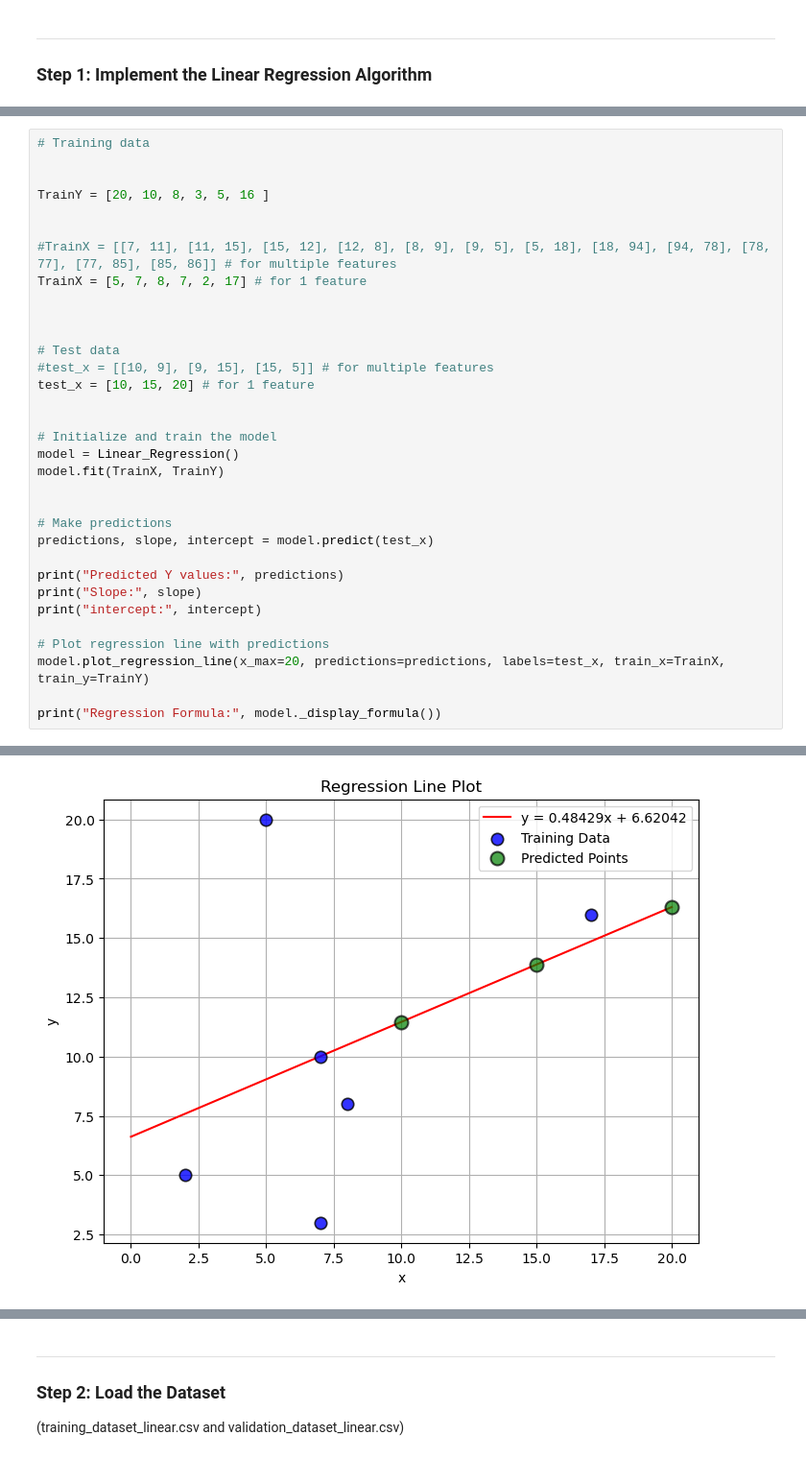
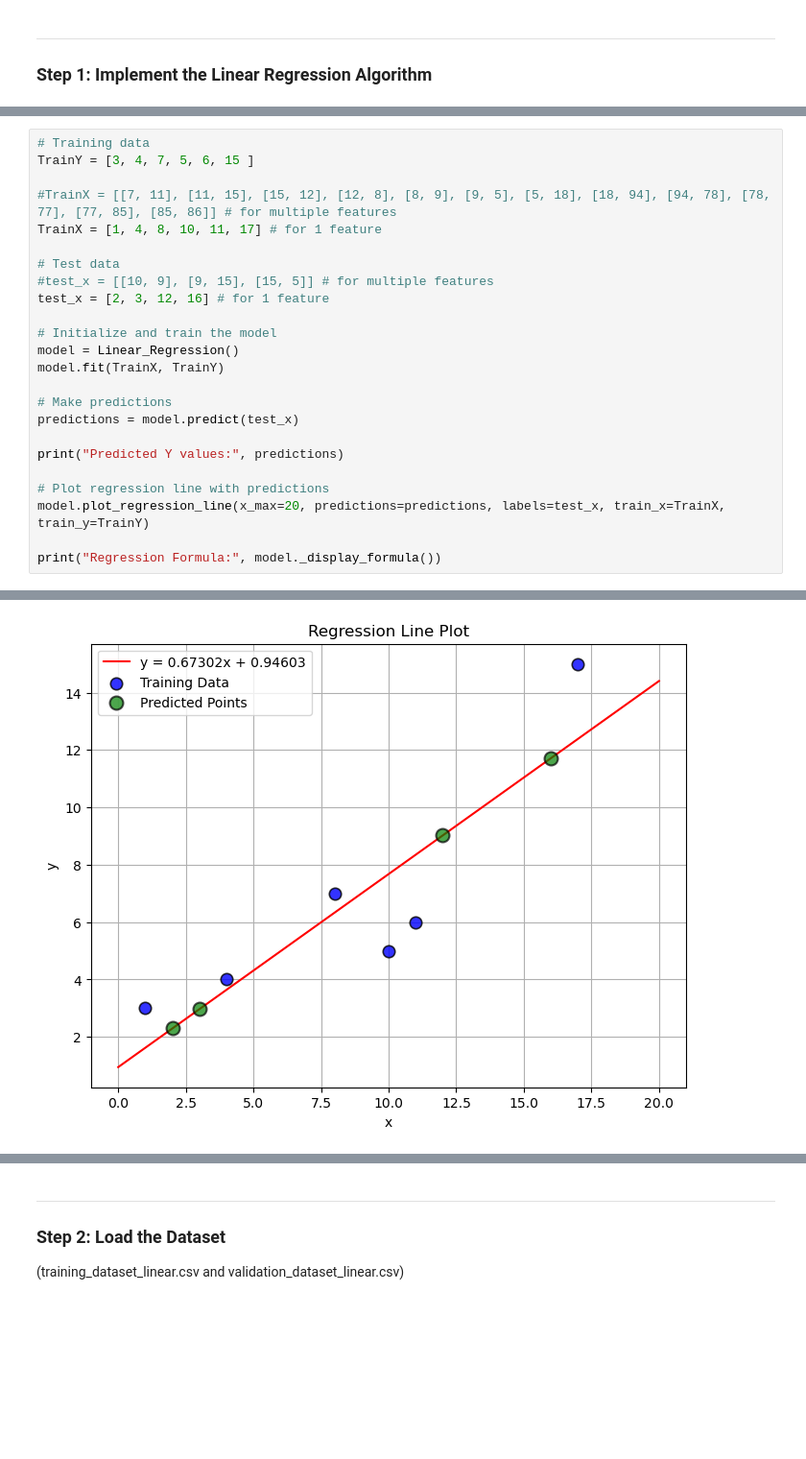
Before and after one commit to NolanMM/PROG74000-25W-Sec1-Applications-of-Artificial-Intelligence-and-Machine-Learning, a Jupyter notebook: Assignment_2/Assignment_2.ipynb, the cells around one changed output, grey strips where cells are left out. Shown at 96% size. Drawn from its saved outputs; the diff is of its cells as text; blank space fills up the shorter version.

```diff
--- a/Assignment_2/Assignment_2.ipynb
+++ b/Assignment_2/Assignment_2.ipynb
@@ -243,31 +271,22 @@ class Linear_Regression:
 # %%
 # Training data
-
-
-TrainY = [20, 10, 8, 3, 5, 16 ]
-
+TrainY = [3, 4, 7, 5, 6, 15 ]
 
 #TrainX = [[7, 11], [11, 15], [15, 12], [12, 8], [8, 9], [9, 5], [5, 18], [18, 94], [94, 78], [78, 77], [77, 85], [85, 86]] # for multiple features
-TrainX = [5, 7, 8, 7, 2, 17] # for 1 feature
-
-
+TrainX = [1, 4, 8, 10, 11, 17] # for 1 feature
 
 # Test data
 #test_x = [[10, 9], [9, 15], [15, 5]] # for multiple features
-test_x = [10, 15, 20] # for 1 feature
-
+test_x = [2, 3, 12, 16] # for 1 feature
 
 # Initialize and train the model
 model = Linear_Regression()
 model.fit(TrainX, TrainY)
 
-
 # Make predictions
-predictions, slope, intercept = model.predict(test_x)
+predictions = model.predict(test_x)
 
 print("Predicted Y values:", predictions)
-print("Slope:", slope)
-print("intercept:", intercept)
 
 # Plot regression line with predictions
 model.plot_regression_line(x_max=20, predictions=predictions, labels=test_x, train_x=TrainX, train_y=TrainY)
@@ -280 +297 @@ intercept: 6.620418848167539
-[figure, old version]
+[figure, new version]
```
Also changed, not shown: parts of 31 cells of this notebook.
